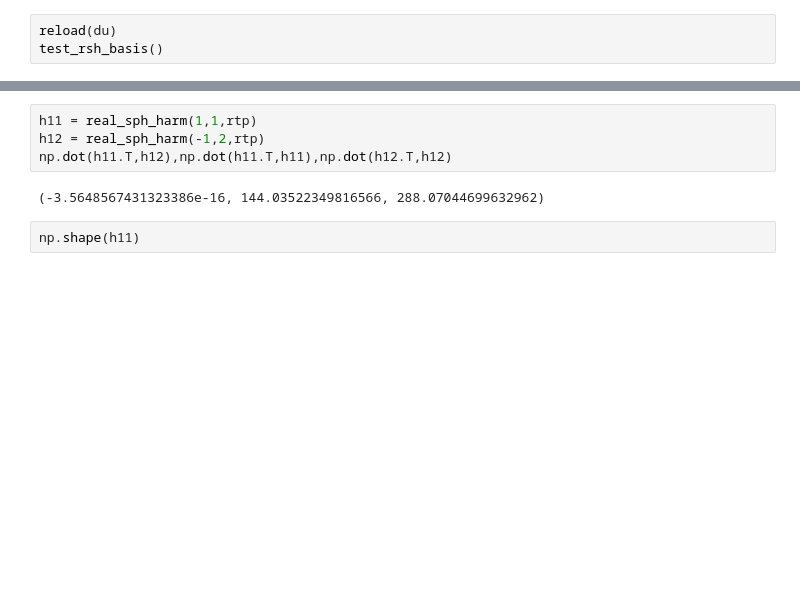
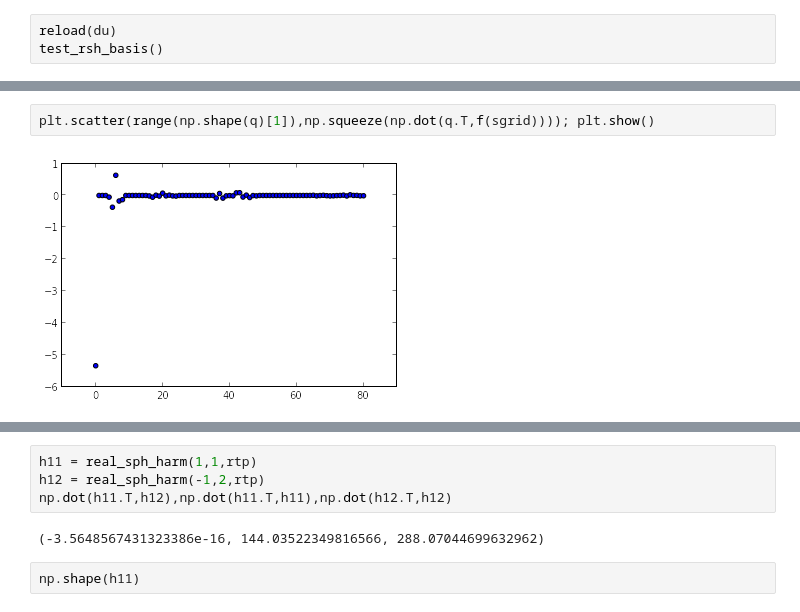
Before and after one commit to snarles/donuts2, a Jupyter notebook: analyses/theorySphHrm.ipynb, the cells around one changed output, grey strips where cells are left out. Drawn from its saved outputs; the diff is of its cells as text; blank space fills up the shorter version.

```diff
--- a/analyses/theorySphHrm.ipynb
+++ b/analyses/theorySphHrm.ipynb
@@ -152,0 +169,4 @@ Arrays are not almost equal to 7 decimals
+# %%
+plt.scatter(range(np.shape(q)[1]),np.squeeze(np.dot(q.T,f(sgrid)))); plt.show()
+# %% [output]
+[figure, added]
```
Also changed, not shown: parts of 8 cells of this notebook, 1 other file.
